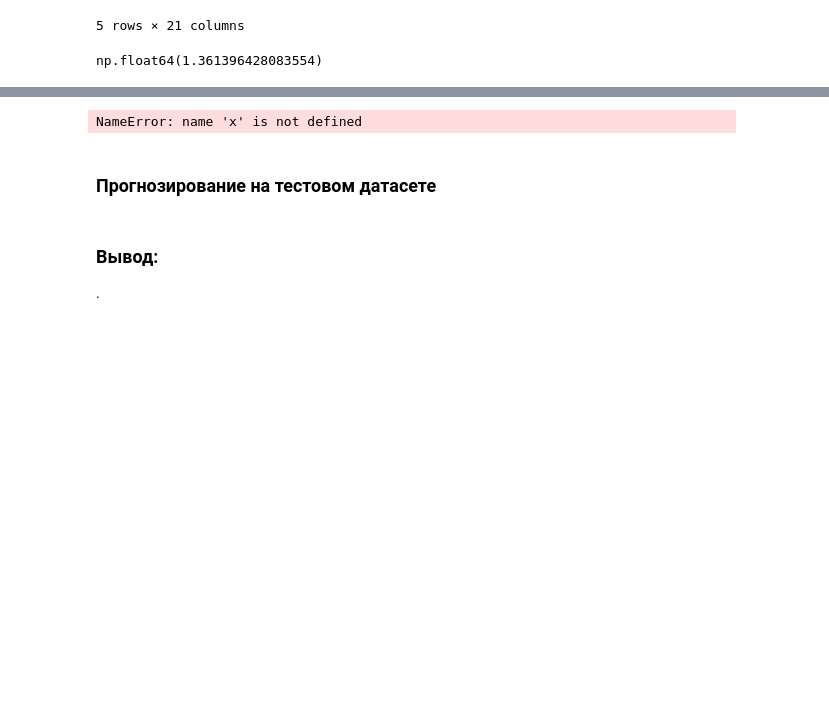
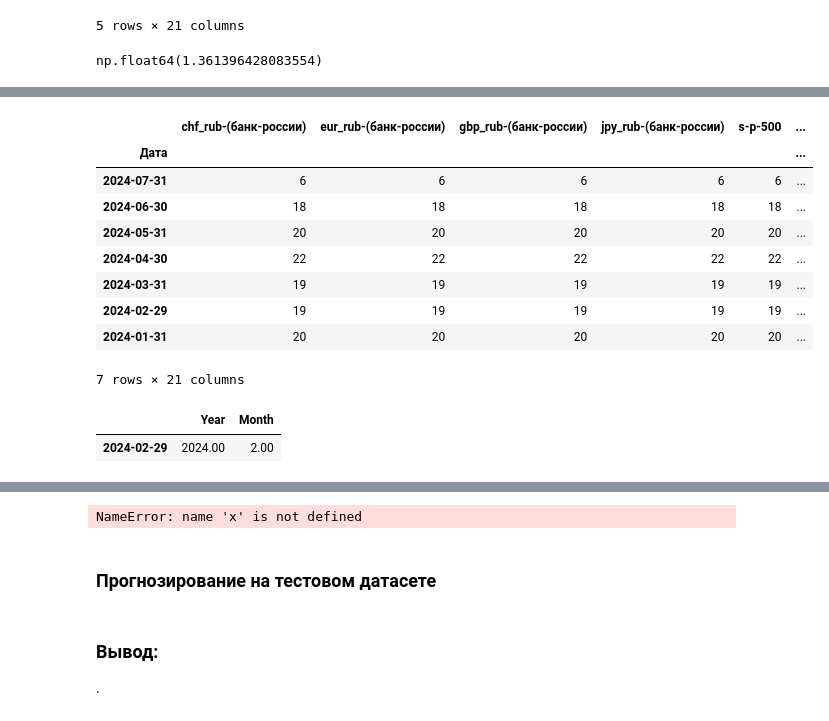
Before and after one commit to uc20100/Diplom-2024, a Jupyter notebook: diplom_2024.ipynb, the cells around one changed output, grey strips where cells are left out. Saved outputs shown, nothing was run; the diff lists cells and outputs as text; code cells hidden in the pictures; blank space fills up the shorter version.

```diff
--- a/diplom_2024.ipynb
+++ b/diplom_2024.ipynb
@@ -780 +792,21 @@ test.query('(Year >= 2024)').resample("YE").mean().sort_values(by='Дата')
+# %%
+test.query(f'(Year >= 2024)').resample('ME').count().sort_values(by='Дата', ascending=False)
+# %% [output]
+|  | chf_rub-(банк-россии) | eur_rub-(банк-россии) | gbp_rub-(банк-россии) | jpy_rub-(банк-россии) | s-p-500 | ... |
+| Дата |  |  |  |  |  | ... |
+| 2024-07-31 | 6 | 6 | 6 | 6 | 6 | ... |
+| 2024-06-30 | 18 | 18 | 18 | 18 | 18 | ... |
+| 2024-05-31 | 20 | 20 | 20 | 20 | 20 | ... |
+| 2024-04-30 | 22 | 22 | 22 | 22 | 22 | ... |
+| 2024-03-31 | 19 | 19 | 19 | 19 | 19 | ... |
+| 2024-02-29 | 19 | 19 | 19 | 19 | 19 | ... |
+| 2024-01-31 | 20 | 20 | 20 | 20 | 20 | ... |
+7 rows × 21 columns
+# %%
+tt = pd.DataFrame(test.query(f'(Year >= 2024)').resample('ME').mean().sort_values(by='Дата', ascending=True).iloc[1]).T
+tt = tt[['Year','Month']]
+tt
+# %% [output]
+|  | Year | Month |
+| 2024-02-29 | 2024.00 | 2.00 |
 # %%
```
Also changed, not shown: parts of 7 cells of this notebook.
